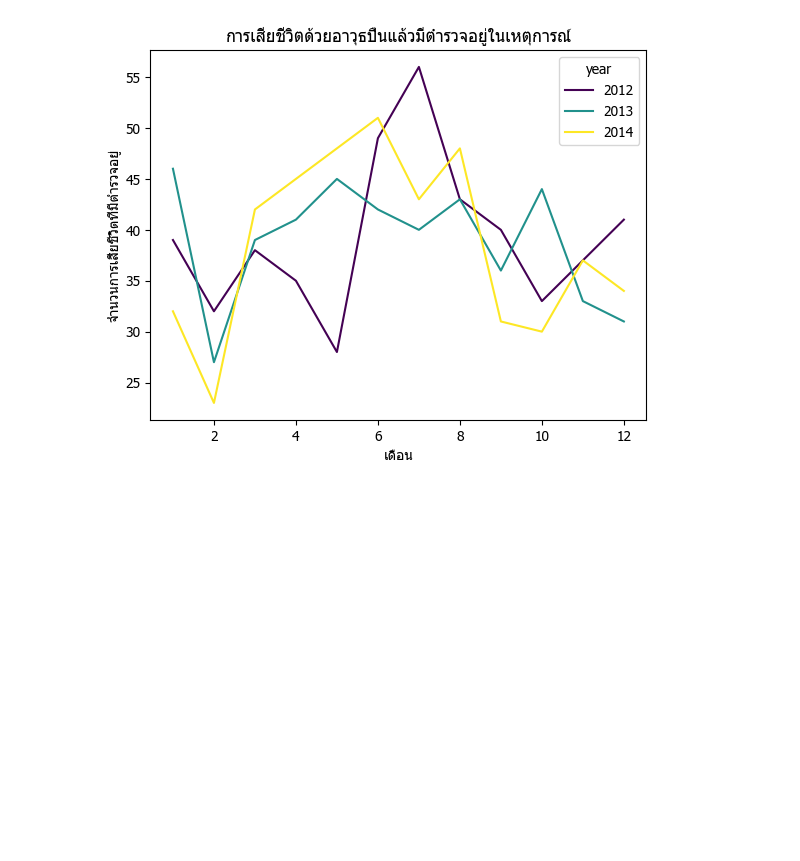
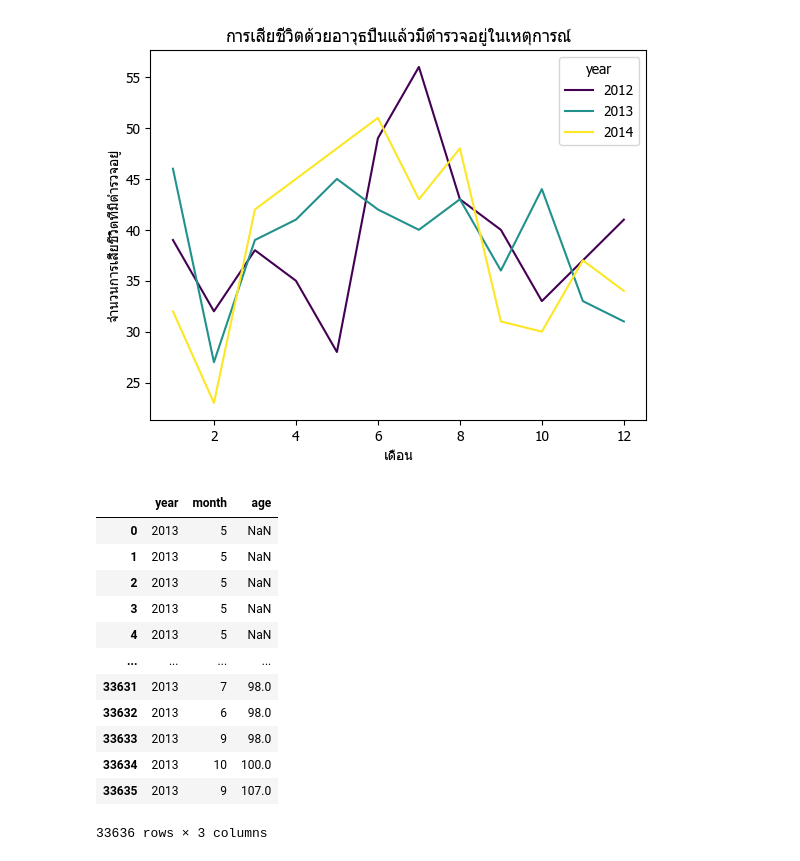
Before and after one commit to ThaphatTT/FinalDataAnalytics, a Jupyter notebook: GunAndDeathsInAmerica.ipynb, the cells around one changed output. Saved outputs shown, nothing was run; the diff lists cells and outputs as text; code cells hidden in the pictures; blank space fills up the shorter version.

```diff
--- a/GunAndDeathsInAmerica.ipynb
+++ b/GunAndDeathsInAmerica.ipynb
@@ -270,3 +273,39 @@ plt.ylabel('จำนวนการเสียชีวิตที่มี
 plt.show()
 # %% [output]
 [figure]
+# %%
+filter={
+    'year': {
+        '$eq': 2013
+    }
+}
+project={
+    '_id': 0,
+    'month': 1,
+    'age': 1,
+    'year': 1
+}
+sort=list({
+    'age': 1
+}.items())
+result6 = mycol.find(
+  filter=filter,
+  projection=project,
+  sort=sort
+)
+data6 = pd.DataFrame(list(result6))
+data6
+# %% [output]
+|  | year | month | age |
+| 0 | 2013 | 5 | NaN |
+| 1 | 2013 | 5 | NaN |
+| 2 | 2013 | 5 | NaN |
+| 3 | 2013 | 5 | NaN |
+| 4 | 2013 | 5 | NaN |
+| ... | ... | ... | ... |
+| 33631 | 2013 | 7 | 98.0 |
+| 33632 | 2013 | 6 | 98.0 |
+| 33633 | 2013 | 9 | 98.0 |
+| 33634 | 2013 | 10 | 100.0 |
+| 33635 | 2013 | 9 | 107.0 |
+33636 rows × 3 columns
```
Also changed, not shown: parts of 4 cells of this notebook.
